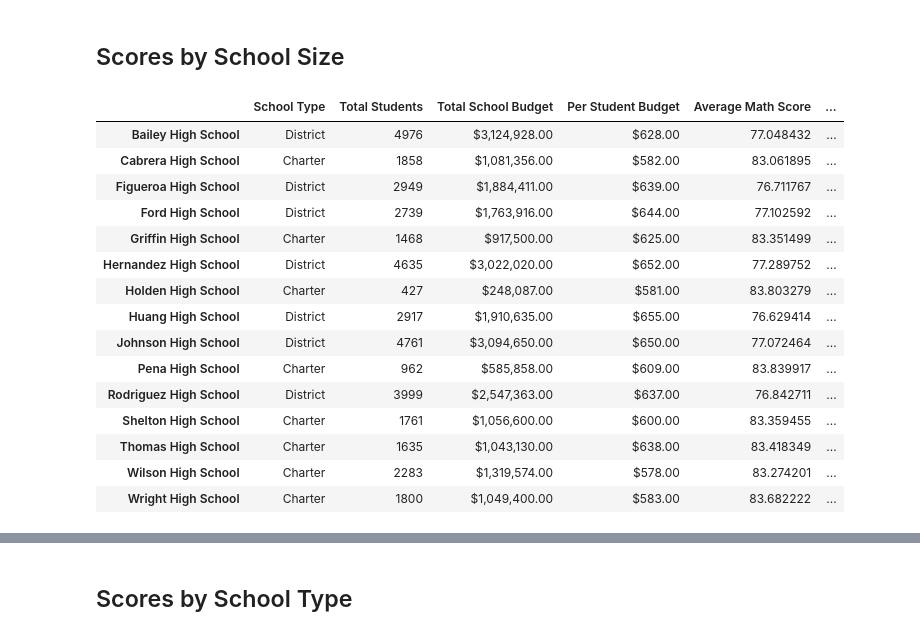
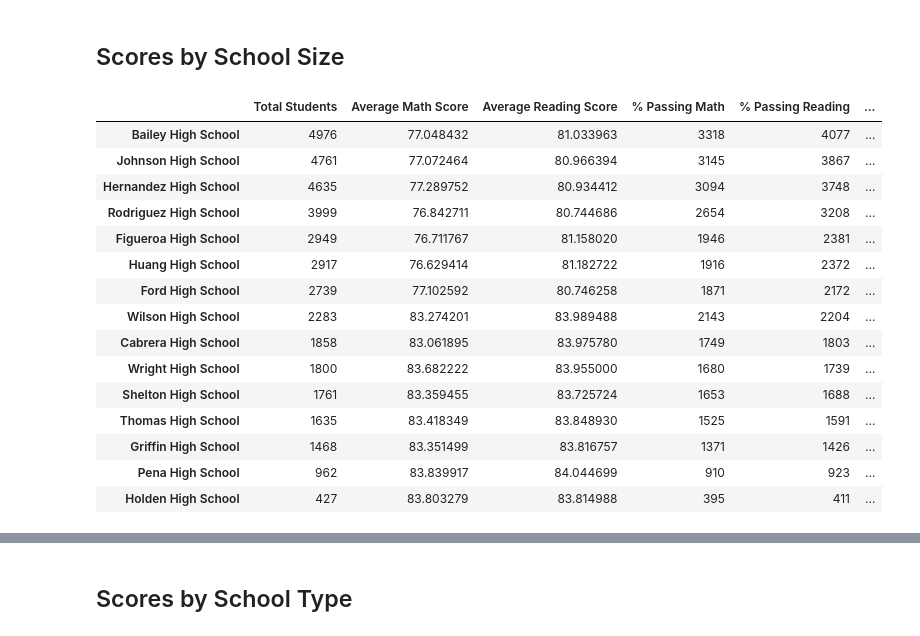
Before and after one commit to EstherBaum/pandas_challenge, a Jupyter notebook: PyCitySchools/PyCitySchools_starter.ipynb, the cells around one changed output, grey strips where cells are left out. Saved outputs shown, nothing was run; the diff lists cells and outputs as text; code cells hidden in the pictures.

```diff
--- a/PyCitySchools/PyCitySchools_starter.ipynb
+++ b/PyCitySchools/PyCitySchools_starter.ipynb
@@ -161,0 +188,6 @@ SyntaxError: invalid syntax (4034852390.py, line 2)
+# %%
+# Calculate the number of students per school with math scores of 70 or higherj #Maybe replace 'math_score' with 'student name'. shouldn't matter though?
+students_passing_math = school_data_complete[(school_data_complete["math_score"] >= 70)]
+school_students_passing_math = students_passing_math[["school_name"]]
+school_students_passing_math = school_students_passing_math.groupby(["school_name"]).value_counts()
+school_students_passing_math
@@ -162,4 +212,6 @@ SyntaxError: invalid syntax (4034852390.py, line 2)
 # %%
-# Calculate the number of students per school with math scores of 70 or higher
-students_passing_math =
-school_students_passing_math =
+# Calculate the number of students per school with reading scores of 70 or higher
+students_passing_reading = school_data_complete[(school_data_complete["reading_score"] >= 70)]
+school_students_passing_reading = students_passing_reading[["school_name"]]
+school_students_passing_reading = school_students_passing_reading.groupby(["school_name"]).value_counts()
+school_students_passing_reading
@@ -166,4 +236,7 @@ school_students_passing_math =
 # %%
-# Calculate the number of students per school with reading scores of 70 or higher
-students_passing_reading =
-school_students_passing_reading =
+# Use the provided code to calculate the number of students per school that passed both math and reading with scores of 70 or higher
+students_passing_math_and_reading = school_data_complete[
+    (school_data_complete["reading_score"] >= 70) & (school_data_complete["math_score"] >= 70)
+]
+school_students_passing_math_and_reading = students_passing_math_and_reading.groupby(["school_name"]).size()
+school_students_passing_math_and_reading
@@ -181,10 +284,19 @@ overall_passing_rate = school_students_passing_math_and_reading / per_school_cou
 # %%
-# Create a DataFrame called `per_school_summary` with columns for the calculations above.
-per_school_summary =
+# Create a DataFrame called `per_school_summary` with columns for the calculations above. #CHECK THAT THE RIGHT NUMBERS ARE THERE
+per_school_summary = pd.DataFrame()
 
+#per_school_summary["School Type"]
+per_school_summary["Total Students"] = per_school_counts
+#per_school_summary["Total School Budget"]
+#per_school_summary["Per Student Budget"] = per_school_budget["budget"]ß
+per_school_summary["Average Math Score"] = per_school_math
+per_school_summary["Average Reading Score"] = per_school_reading
+per_school_summary["% Passing Math"] = school_students_passing_math
+per_school_summary["% Passing Reading"] = school_students_passing_reading
+per_school_summary["% Overall Passing"] = overall_passing_rate
 # Formatting
-per_school_summary["Total School Budget"] = per_school_summary["Total School Budget"].map("${:,.2f}".format)
-per_school_summary["Per Student Budget"] = per_school_summary["Per Student Budget"].map("${:,.2f}".format)
+#per_school_summary["Total School Budget"] = per_school_summary["Total School Budget"].map("${:,.2f}".format)
+#per_school_summary["Per Student Budget"] = per_school_summary["Per Student Budget"].map("${:,.2f}".format)
 
 # Display the DataFrame
 per_school_summary
@@ -371,26 +478,26 @@ labels = ["Small (<1000)", "Medium (1000-2000)", "Large (2000-5000)"]
 # %%
 # Categorize the spending based on the bins
 # Use `pd.cut` on the "Total Students" column of the `per_school_summary` DataFrame.
 
-per_school_summary["School Size"] =
+per_school_summary["School Size"] = pd.cut(per_school_summary["Total Students"], size_bins, labels=labels)
 per_school_summary
 # %% [output]
-|  | School Type | Total Students | Total School Budget | Per Student Budget | Average Math Score | ... |
-| Bailey High School | District | 4976 | $3,124,928.00 | $628.00 | 77.048432 | ... |
-| Cabrera High School | Charter | 1858 | $1,081,356.00 | $582.00 | 83.061895 | ... |
-| Figueroa High School | District | 2949 | $1,884,411.00 | $639.00 | 76.711767 | ... |
-| Ford High School | District | 2739 | $1,763,916.00 | $644.00 | 77.102592 | ... |
-| Griffin High School | Charter | 1468 | $917,500.00 | $625.00 | 83.351499 | ... |
-| Hernandez High School | District | 4635 | $3,022,020.00 | $652.00 | 77.289752 | ... |
-| Holden High School | Charter | 427 | $248,087.00 | $581.00 | 83.803279 | ... |
-| Huang High School | District | 2917 | $1,910,635.00 | $655.00 | 76.629414 | ... |
-| Johnson High School | District | 4761 | $3,094,650.00 | $650.00 | 77.072464 | ... |
-| Pena High School | Charter | 962 | $585,858.00 | $609.00 | 83.839917 | ... |
-| Rodriguez High School | District | 3999 | $2,547,363.00 | $637.00 | 76.842711 | ... |
-| Shelton High School | Charter | 1761 | $1,056,600.00 | $600.00 | 83.359455 | ... |
-| Thomas High School | Charter | 1635 | $1,043,130.00 | $638.00 | 83.418349 | ... |
-| Wilson High School | Charter | 2283 | $1,319,574.00 | $578.00 | 83.274201 | ... |
-| Wright High School | Charter | 1800 | $1,049,400.00 | $583.00 | 83.682222 | ... |
+|  | Total Students | Average Math Score | Average Reading Score | % Passing Math | % Passing Reading | ... |
+| Bailey High School | 4976 | 77.048432 | 81.033963 | 3318 | 4077 | ... |
+| Johnson High School | 4761 | 77.072464 | 80.966394 | 3145 | 3867 | ... |
+| Hernandez High School | 4635 | 77.289752 | 80.934412 | 3094 | 3748 | ... |
+| Rodriguez High School | 3999 | 76.842711 | 80.744686 | 2654 | 3208 | ... |
+| Figueroa High School | 2949 | 76.711767 | 81.158020 | 1946 | 2381 | ... |
+| Huang High School | 2917 | 76.629414 | 81.182722 | 1916 | 2372 | ... |
+| Ford High School | 2739 | 77.102592 | 80.746258 | 1871 | 2172 | ... |
+| Wilson High School | 2283 | 83.274201 | 83.989488 | 2143 | 2204 | ... |
+| Cabrera High School | 1858 | 83.061895 | 83.975780 | 1749 | 1803 | ... |
+| Wright High School | 1800 | 83.682222 | 83.955000 | 1680 | 1739 | ... |
+| Shelton High School | 1761 | 83.359455 | 83.725724 | 1653 | 1688 | ... |
+| Thomas High School | 1635 | 83.418349 | 83.848930 | 1525 | 1591 | ... |
+| Griffin High School | 1468 | 83.351499 | 83.816757 | 1371 | 1426 | ... |
+| Pena High School | 962 | 83.839917 | 84.044699 | 910 | 923 | ... |
+| Holden High School | 427 | 83.803279 | 83.814988 | 395 | 411 | ... |
 # %%
 # Calculate averages for the desired columns.
 size_math_scores = per_school_summary.groupby(["School Size"])["Average Math Score"].mean()
```
Also changed, not shown: parts of 18 cells of this notebook.
